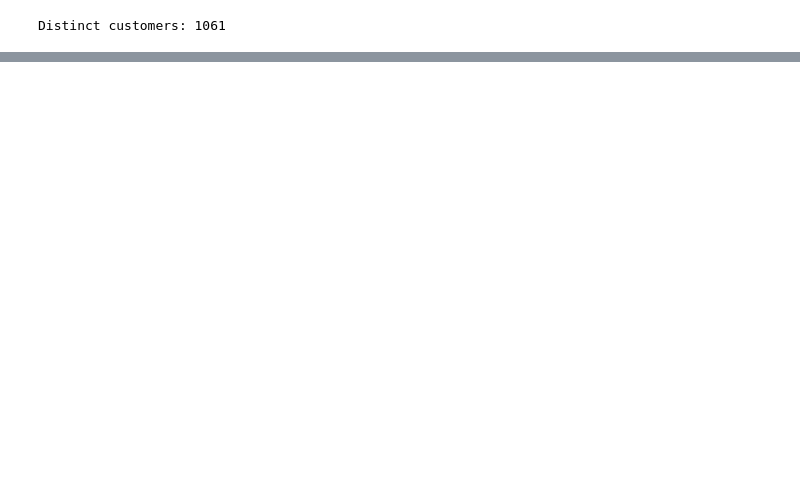
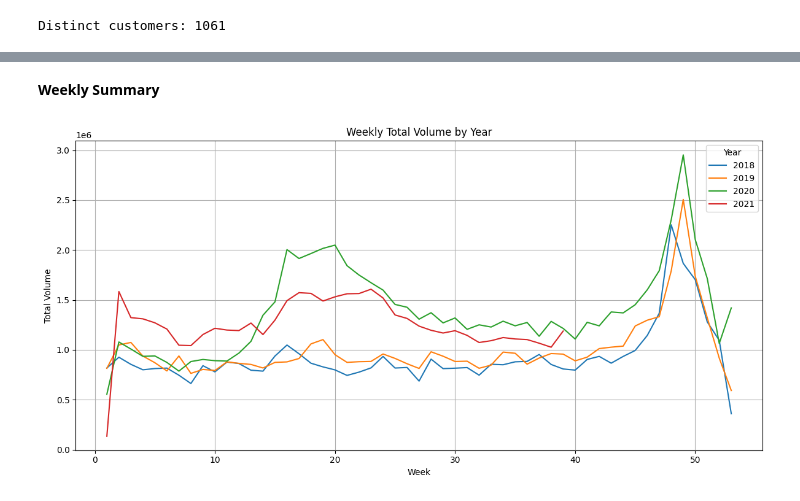
Before and after one commit to anhquanbui/finalprojectg7, a Jupyter notebook: main.ipynb, the cells around one changed output, grey strips where cells are left out. Cells and saved outputs as stored; diff of their text form; code cells hidden in the pictures; blank space fills up the shorter version.

Commit message:
added some graph

```diff
--- a/main.ipynb
+++ b/main.ipynb
@@ -114,0 +75,9 @@ customer_activity = df.groupby("FakeCustomerID")["THE_WEEK"].nunique().sort_valu
+# %%
+# Weekly Aggregation Table
+weekly_agg = df.groupby(['THE_YEAR', 'THE_WEEK']).agg(
+    Total_Volume=('VOLUME', 'sum'),
+    Num_Customers=('FakeCustomerID', 'nunique'),
+    Avg_Volume_Per_Customer=('VOLUME', 'mean')
+).reset_index()
+
+print(weekly_agg.head())
@@ -114,0 +142,18 @@ customer_activity = df.groupby("FakeCustomerID")["THE_WEEK"].nunique().sort_valu
+# %% [markdown]
+**Weekly Summary**
+# %%
+plt.figure(figsize=(12, 6))
+
+for year in weekly_agg['THE_YEAR'].unique():
+    data = weekly_agg[weekly_agg['THE_YEAR'] == year]
+    plt.plot(data['THE_WEEK'], data['Total_Volume'], label=str(year))
+
+plt.title('Weekly Total Volume by Year')
+plt.xlabel('Week')
+plt.ylabel('Total Volume')
+plt.legend(title='Year')
+plt.grid(True)
+plt.tight_layout()
+plt.show()
+# %% [output]
+[figure, added]
```
Also changed, not shown: parts of 19 cells of this notebook.
